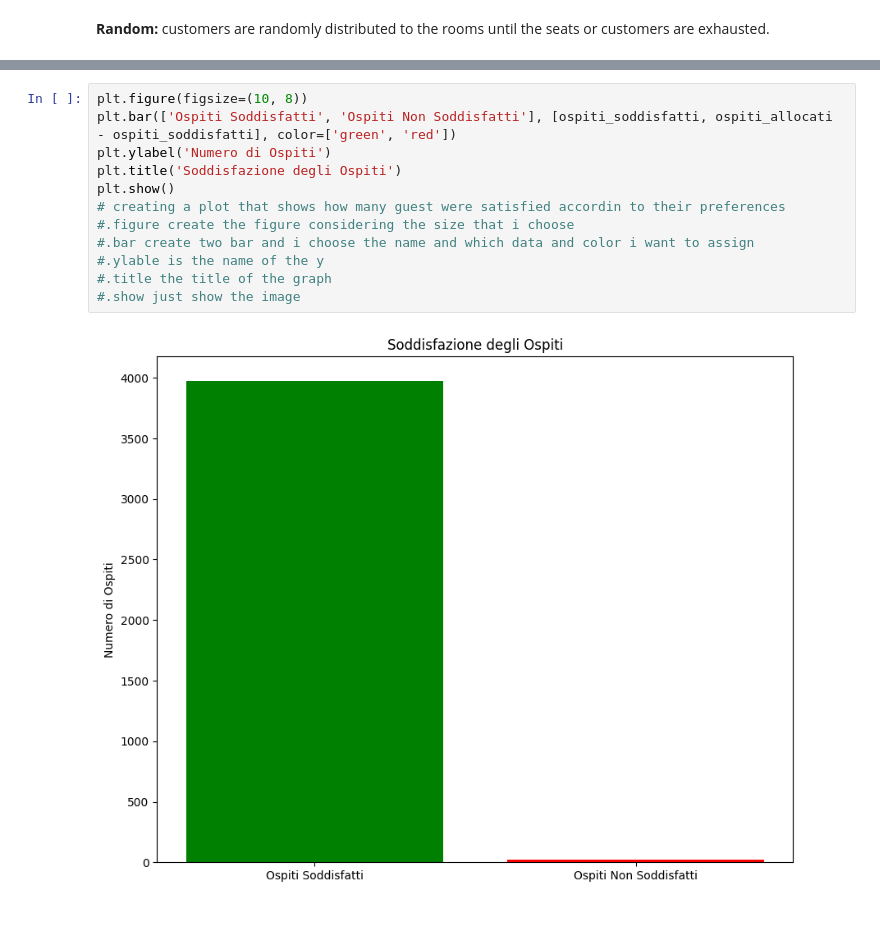
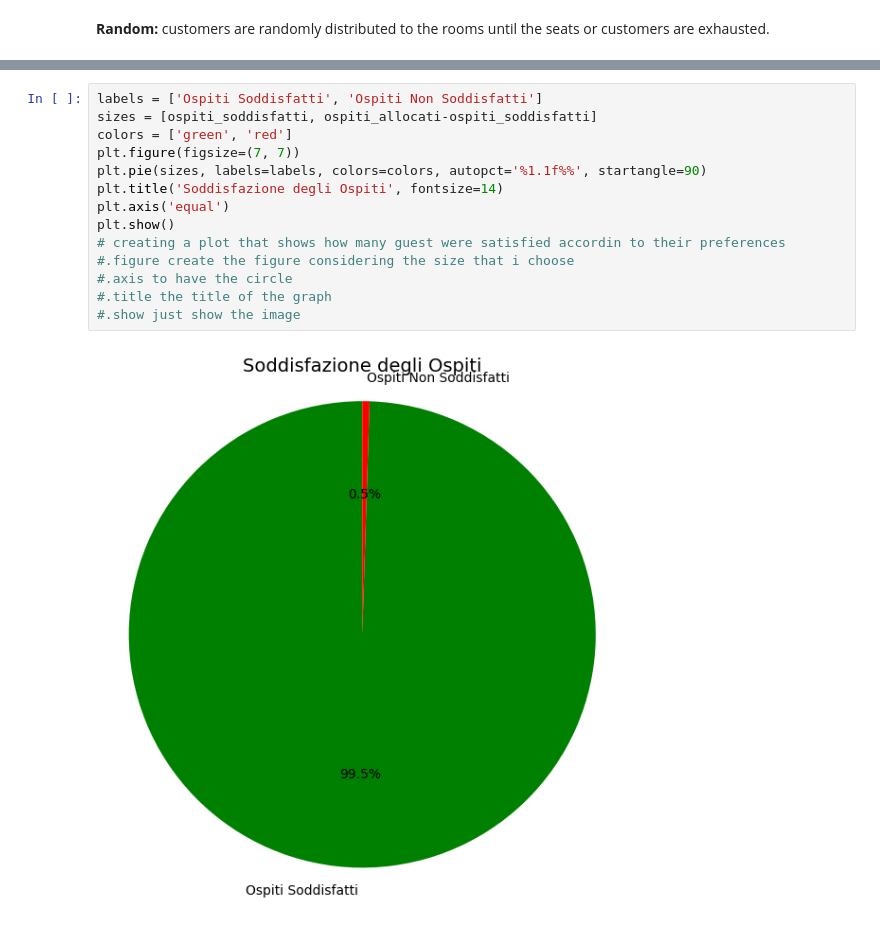
Before and after one commit to raul0807/Progetto-data-science, a Jupyter notebook: test.ipynb, the cells around one changed output, grey strips where cells are left out. Drawn from its saved outputs; the diff is of its cells as text.

```diff
--- a/test.ipynb
+++ b/test.ipynb
@@ -127,14 +116,16 @@ Guadagni totali di ogni hotel:
 # %%
-plt.figure(figsize=(10, 8))
-plt.bar(['Ospiti Soddisfatti', 'Ospiti Non Soddisfatti'], [ospiti_soddisfatti, ospiti_allocati - ospiti_soddisfatti], color=['green', 'red'])
-plt.ylabel('Numero di Ospiti')
-plt.title('Soddisfazione degli Ospiti')
+labels = ['Ospiti Soddisfatti', 'Ospiti Non Soddisfatti']
+sizes = [ospiti_soddisfatti, ospiti_allocati-ospiti_soddisfatti]
+colors = ['green', 'red']
+plt.figure(figsize=(7, 7))
+plt.pie(sizes, labels=labels, colors=colors, autopct='%1.1f%%', startangle=90)
+plt.title('Soddisfazione degli Ospiti', fontsize=14)
+plt.axis('equal')
 plt.show()
 # creating a plot that shows how many guest were satisfied accordin to their preferences
 #.figure create the figure considering the size that i choose
-#.bar create two bar and i choose the name and which data and color i want to assign
-#.ylable is the name of the y
+#.axis to have the circle
 #.title the title of the graph
 #.show just show the image
 # %% [output]
-[figure, old version]
+[figure, new version]
```
Also changed, not shown: parts of 3 cells of this notebook, 5 other files.
